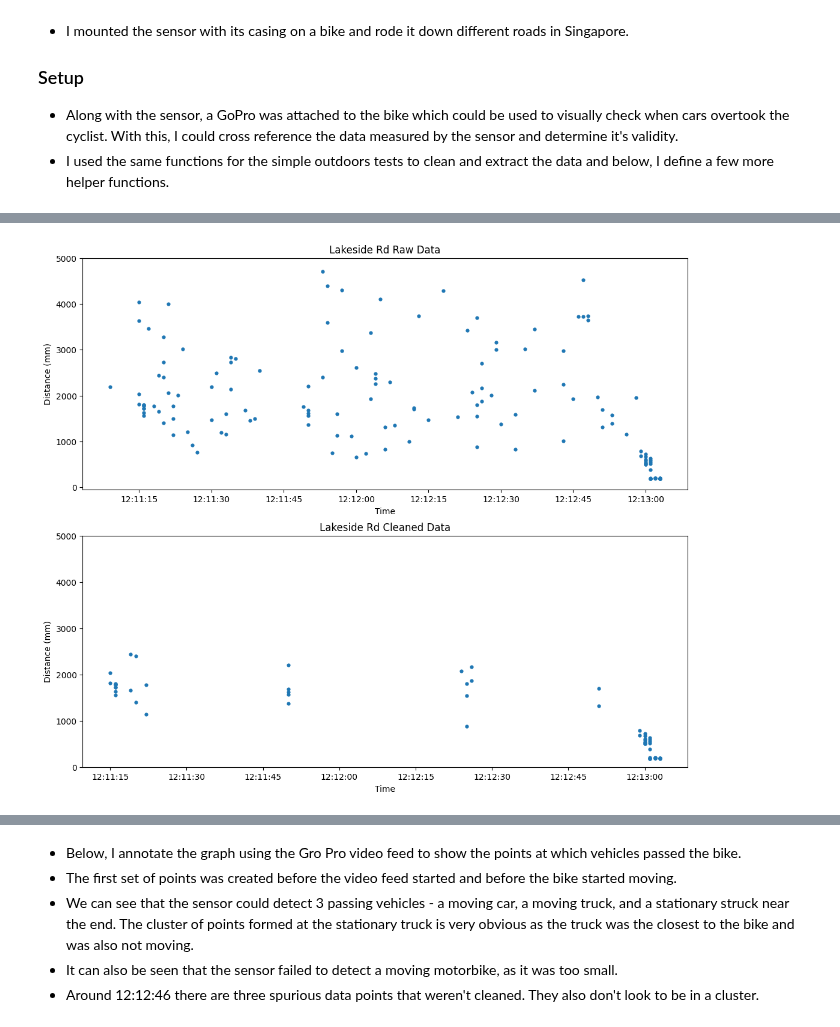
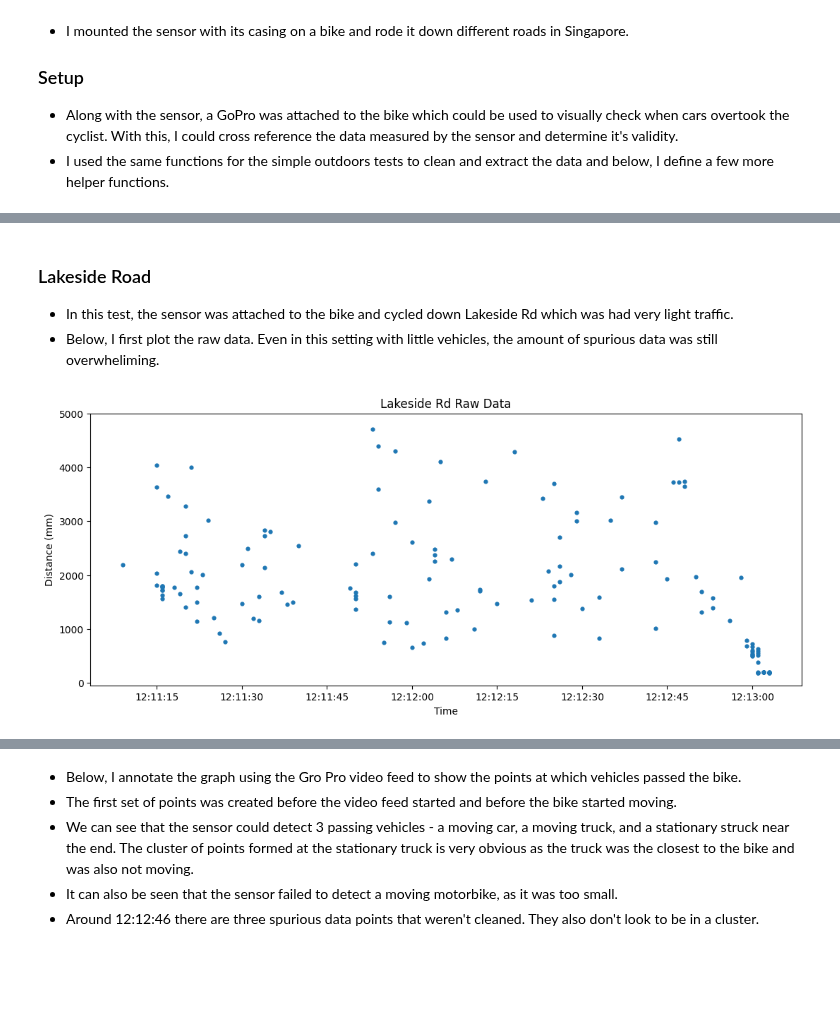
Before and after one commit to wuihee/cycling-safety-analysis, a Jupyter notebook: data_analysis/Outdoor_Tests.ipynb, the cells around one changed output, grey strips where cells are left out. Drawn from its saved outputs; the diff is of its cells as text; code cells hidden in the pictures; blank space fills up the shorter version.

Commit message:
Updated data analysis

```diff
--- a/data_analysis/Outdoor_Tests.ipynb
+++ b/data_analysis/Outdoor_Tests.ipynb
@@ -101,2 +96,7 @@ plt.show()
+# %% [markdown]
+### Lakeside Road
+
+- In this test, the sensor was attached to the bike and cycled down Lakeside Rd which was had very light traffic.
+- Below, I first plot the raw data. Even in this setting with little vehicles, the amount of spurious data was still overwheliming.
 # %%
 LAKESIDE_RD_PATH = pathlib.Path("./data/outdoor_tests/lakeside_drive.txt")
@@ -106,9 +104,6 @@ cleaned_distances = data_cleaner.clean_spurious_data(distances)
 # %%
-fig, axes = plt.subplots(2, figsize=(13, 11))
-
-graphs.scatter_time_vs_distance(axes[0], timing, distances, title="Lakeside Rd Raw Data")
-graphs.scatter_time_vs_distance(axes[1], timing, cleaned_distances, title="Lakeside Rd Cleaned Data")
-
+fig, axes = plt.subplots(figsize=(13, 5))
+graphs.scatter_time_vs_distance(axes, timing, distances, title="Lakeside Rd Raw Data")
 plt.show()
 # %% [output]
-[figure, old version]
+[figure, new version]
```
Also changed, not shown: parts of 7 cells of this notebook, 1 other file.
